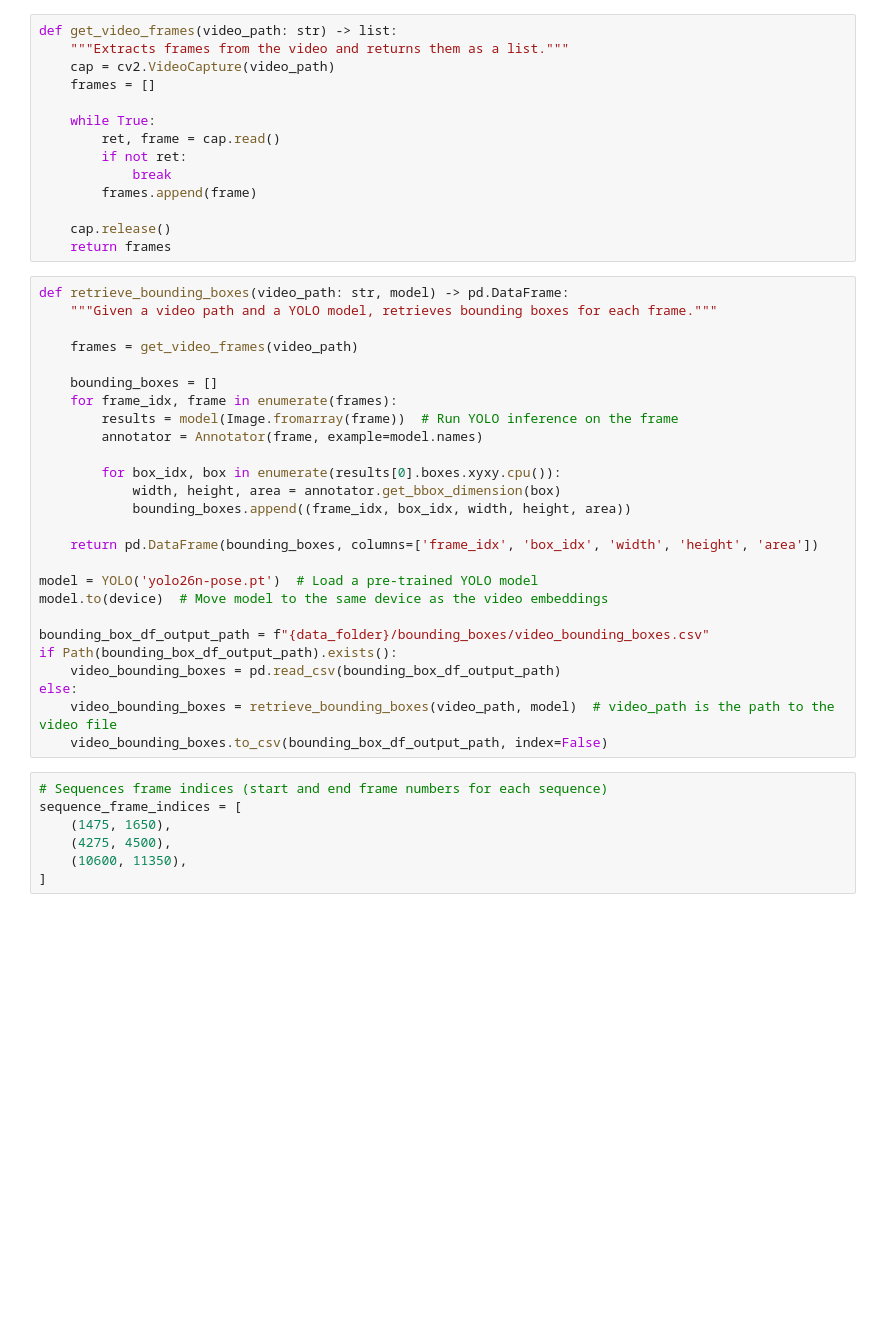
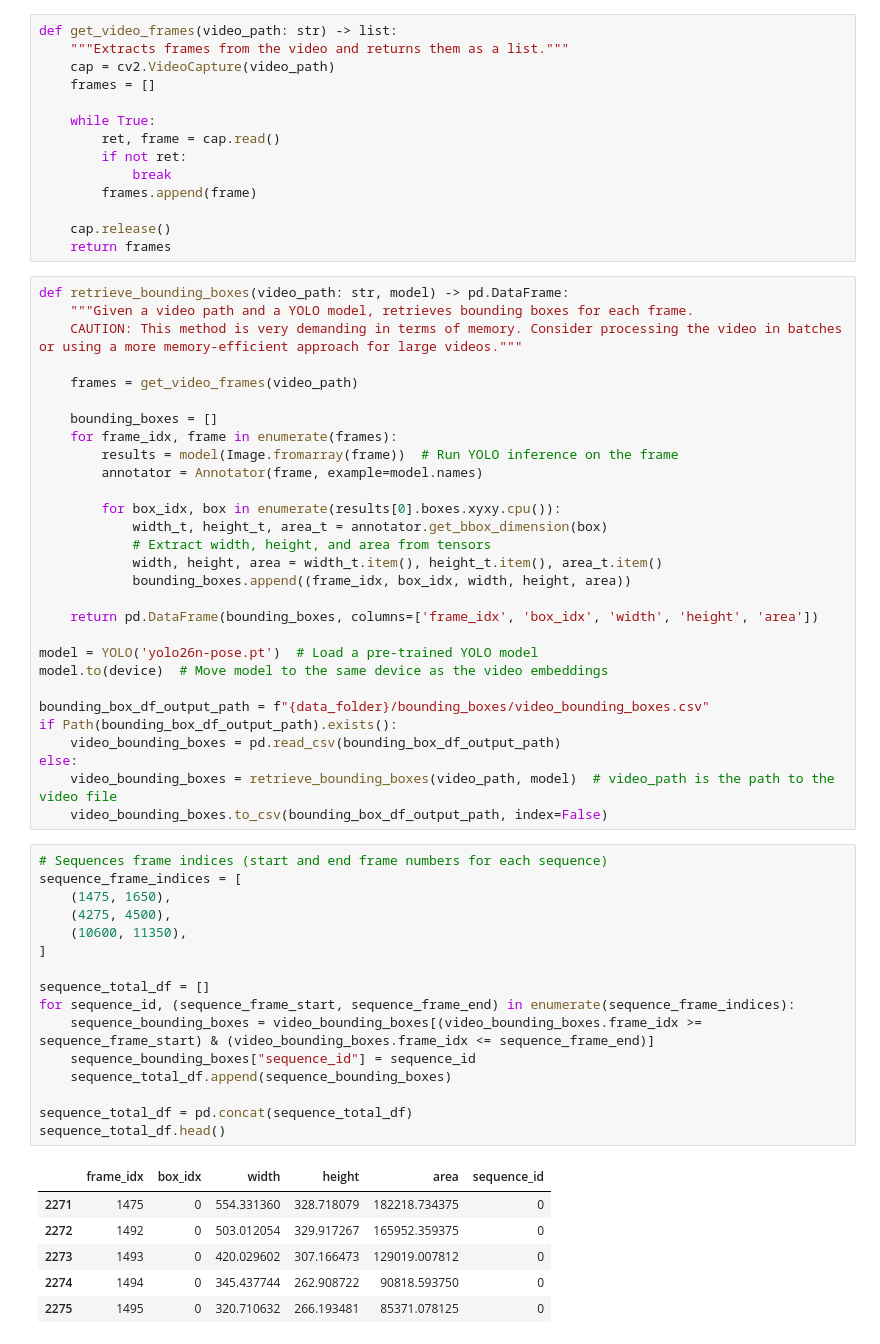
Before and after one commit to ahennequin/highlight-bouldering, a Jupyter notebook: notebooks/01_video_ingestion.ipynb, the cells around one changed output. Saved outputs shown, nothing was run; the diff lists cells and outputs as text; blank space fills up the shorter version.

```diff
--- a/notebooks/01_video_ingestion.ipynb
+++ b/notebooks/01_video_ingestion.ipynb
@@ -375,7 +375,8 @@ def get_video_frames(video_path: str) -> list:
     return frames
 # %%
 def retrieve_bounding_boxes(video_path: str, model) -> pd.DataFrame:
-    """Given a video path and a YOLO model, retrieves bounding boxes for each frame."""
+    """Given a video path and a YOLO model, retrieves bounding boxes for each frame.
+    CAUTION: This method is very demanding in terms of memory. Consider processing the video in batches or using a more memory-efficient approach for large videos."""
 
     frames = get_video_frames(video_path)
 
@@ -385,7 +386,9 @@ def retrieve_bounding_boxes(video_path: str, model) -> pd.DataFrame:
         annotator = Annotator(frame, example=model.names)
 
         for box_idx, box in enumerate(results[0].boxes.xyxy.cpu()):
-            width, height, area = annotator.get_bbox_dimension(box)
+            width_t, height_t, area_t = annotator.get_bbox_dimension(box)
+            # Extract width, height, and area from tensors
+            width, height, area = width_t.item(), height_t.item(), area_t.item()
             bounding_boxes.append((frame_idx, box_idx, width, height, area))
 
     return pd.DataFrame(bounding_boxes, columns=['frame_idx', 'box_idx', 'width', 'height', 'area'])
@@ -402,7 +405,23 @@ else:
 # %%
 # Sequences frame indices (start and end frame numbers for each sequence)
 sequence_frame_indices = [
     (1475, 1650),
     (4275, 4500),
     (10600, 11350),
 ]
+
+sequence_total_df = []
+for sequence_id, (sequence_frame_start, sequence_frame_end) in enumerate(sequence_frame_indices):
+    sequence_bounding_boxes = video_bounding_boxes[(video_bounding_boxes.frame_idx >= sequence_frame_start) & (video_bounding_boxes.frame_idx <= sequence_frame_end)]
+    sequence_bounding_boxes["sequence_id"] = sequence_id
+    sequence_total_df.append(sequence_bounding_boxes)
+
+sequence_total_df = pd.concat(sequence_total_df)
+sequence_total_df.head()
+# %% [output]
+|  | frame_idx | box_idx | width | height | area | sequence_id |
+| 2271 | 1475 | 0 | 554.331360 | 328.718079 | 182218.734375 | 0 |
+| 2272 | 1492 | 0 | 503.012054 | 329.917267 | 165952.359375 | 0 |
+| 2273 | 1493 | 0 | 420.029602 | 307.166473 | 129019.007812 | 0 |
+| 2274 | 1494 | 0 | 345.437744 | 262.908722 | 90818.593750 | 0 |
+| 2275 | 1495 | 0 | 320.710632 | 266.193481 | 85371.078125 | 0 |
```
Also changed, not shown: parts of 8 cells of this notebook.
